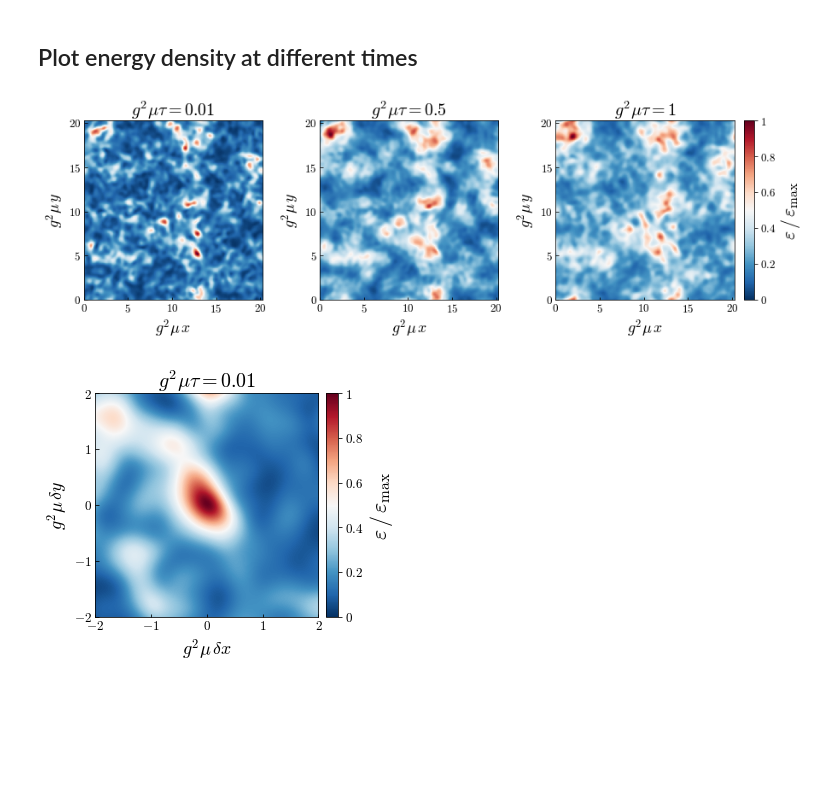
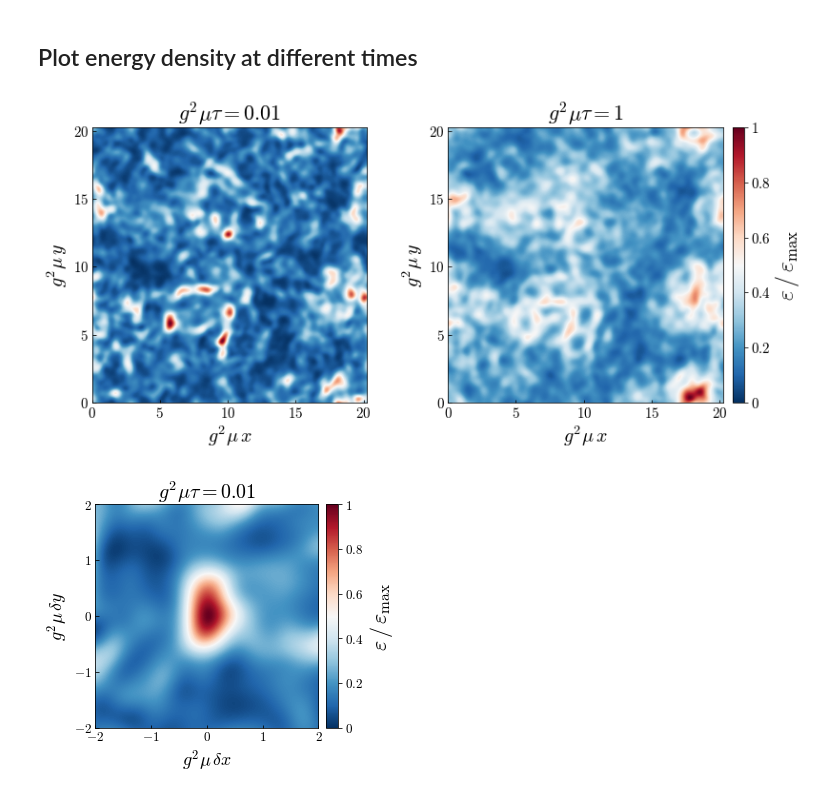
Before and after one commit to avramescudana/curraun, a Jupyter notebook: notebooks/wong/Glasma energy density.ipynb, the cells around one changed output. Drawn from its saved outputs; the diff is of its cells as text; code cells hidden in the pictures; blank space fills up the shorter version.

Commit message:
Updated more plots

```diff
--- a/notebooks/wong/Glasma energy density.ipynb
+++ b/notebooks/wong/Glasma energy density.ipynb
@@ -24,10 +24,12 @@ ir = 0.2    # GeV
 uv = 10.0   # GeV
 
 # seed = 78456
-seed = 1996
+# seed = 1996
+seed = 7
 
 # Dimensionless snapshot times g^2 mu tau — change here, then re-run sim + plot cells
-tau_g2mu = [0.01, 0.5, 1.0]
+# tau_g2mu = [0.01, 0.5, 1.0]
+tau_g2mu = [0.01, 1.0]
 # %% [markdown]
 ## Set environment variables and import modules
 # %%
@@ -110,49 +112,54 @@ ed_plot = [e / e.max() for e in ed_norm]
 
 box  = g2mu_fm * L
 half = box / 1
-AXES_LABEL_FS = 18
-CBAR_LABEL_FS = 22
-TICK_FS       = 13
-TITLE_FS      = 20
 
-fig, ax = plt.subplots(1, 3, figsize=(13, 4.5))
+ncols  = len(tau_g2mu)
+fs_bump = 2 if ncols == 2 else 0   # larger fonts for 2-col version
+AXES_LABEL_FS = 18 + fs_bump
+CBAR_LABEL_FS = 22 + fs_bump
+TICK_FS       = 13 + fs_bump
+TITLE_FS      = 20 + fs_bump
 
-fig0 = ax[0].imshow(ed_plot[0], vmin=0.0, vmax=1.0, interpolation='none',
-                    cmap=plt.get_cmap('RdBu_r'), extent=[0, box, 0, box], origin='lower')
-fig1 = ax[1].imshow(ed_plot[1], vmin=0.0, vmax=1.0, interpolation='none',
-                    cmap=plt.get_cmap('RdBu_r'), extent=[0, box, 0, box], origin='lower')
-fig2 = ax[2].imshow(ed_plot[2], vmin=0.0, vmax=1.0, interpolation='none',
-                    cmap=plt.get_cmap('RdBu_r'), extent=[0, box, 0, box], origin='lower')
+# 2-col: larger panels, tighter gap, bigger fonts
+pw, ph   = (4.3, 4.5) if ncols >= 3 else (5.5, 5.5)
+wspace   = 0.15 if ncols == 2 else 0.32
+fig, ax = plt.subplots(1, ncols, figsize=(pw * ncols + 1.0, ph))
+if ncols == 1:
+    ax = [ax]
 
-for i, td in enumerate(tau_g2mu):
+ims = []
+for i, (eplot, td) in enumerate(zip(ed_plot, tau_g2mu)):
+    im = ax[i].imshow(eplot, vmin=0.0, vmax=1.0, interpolation='bicubic',
+                      cmap=plt.get_cmap('RdBu_r'), extent=[0, box, 0, box], origin='lower')
+    ims.append(im)
     td_str = str(int(td)) if td == int(td) else str(td)
     ax[i].set_title(r'$g^2\mu\tau = ' + td_str + r'$', fontsize=TITLE_FS)
     ax[i].set_xlim(0, half)
     ax[i].set_ylim(0, half)
     ax[i].xaxis.set_major_locator(MultipleLocator(5))
     ax[i].yaxis.set_major_locator(MultipleLocator(5))
     ax[i].xaxis.set_major_formatter(math_fmt)
     ax[i].yaxis.set_major_formatter(math_fmt)
     ax[i].tick_params(which='both', direction='in', labelsize=TICK_FS)
     ax[i].set_xlabel(r'$g^2\mu\, x$', fontsize=AXES_LABEL_FS)
     ax[i].set_ylabel(r'$g^2\mu\, y$', fontsize=AXES_LABEL_FS)
 
 plt.tight_layout()
-plt.subplots_adjust(right=0.88, wspace=0.32)
+plt.subplots_adjust(right=0.88, wspace=wspace)
 
 pos = ax[-1].get_position()
 cbar_ax = fig.add_axes([pos.x1 + 0.012, pos.y0, 0.013, pos.height])
-cbar = fig.colorbar(fig2, cax=cbar_ax)
+cbar = fig.colorbar(ims[-1], cax=cbar_ax)
 cbar.set_label(r'$\varepsilon\, /\, \varepsilon_{\rm max}$', fontsize=CBAR_LABEL_FS)
 cbar.ax.yaxis.set_major_formatter(math_fmt)
 cbar.ax.tick_params(labelsize=TICK_FS)
 
 fig.savefig('glasma_energy_density.png', dpi=300, bbox_inches='tight')
 fig.savefig('glasma_energy_density.pdf', bbox_inches='tight')
 
 plt.show()
 # %% [output]
-[figure, old version]
+[figure, new version]
 # %%
 import matplotlib.pyplot as plt
 from matplotlib import rc
@@ -208,9 +215,9 @@ cbar.set_label(r'$\varepsilon\, /\, \varepsilon_{\rm max}$', fontsize=22)
 cbar.ax.yaxis.set_major_formatter(math_fmt)
 cbar.ax.tick_params(labelsize=13)
 
-fig.savefig('glasma_energy_density_zoom.png', dpi=300, bbox_inches='tight')
-fig.savefig('glasma_energy_density_zoom.pdf', bbox_inches='tight')
+# fig.savefig('glasma_energy_density_zoom.png', dpi=300, bbox_inches='tight')
+# fig.savefig('glasma_energy_density_zoom.pdf', bbox_inches='tight')
 
 plt.show()
 # %% [output]
-[figure, old version]
+[figure, new version]
```
Also changed, not shown: parts of 1 cell of this notebook, 3 other files.
